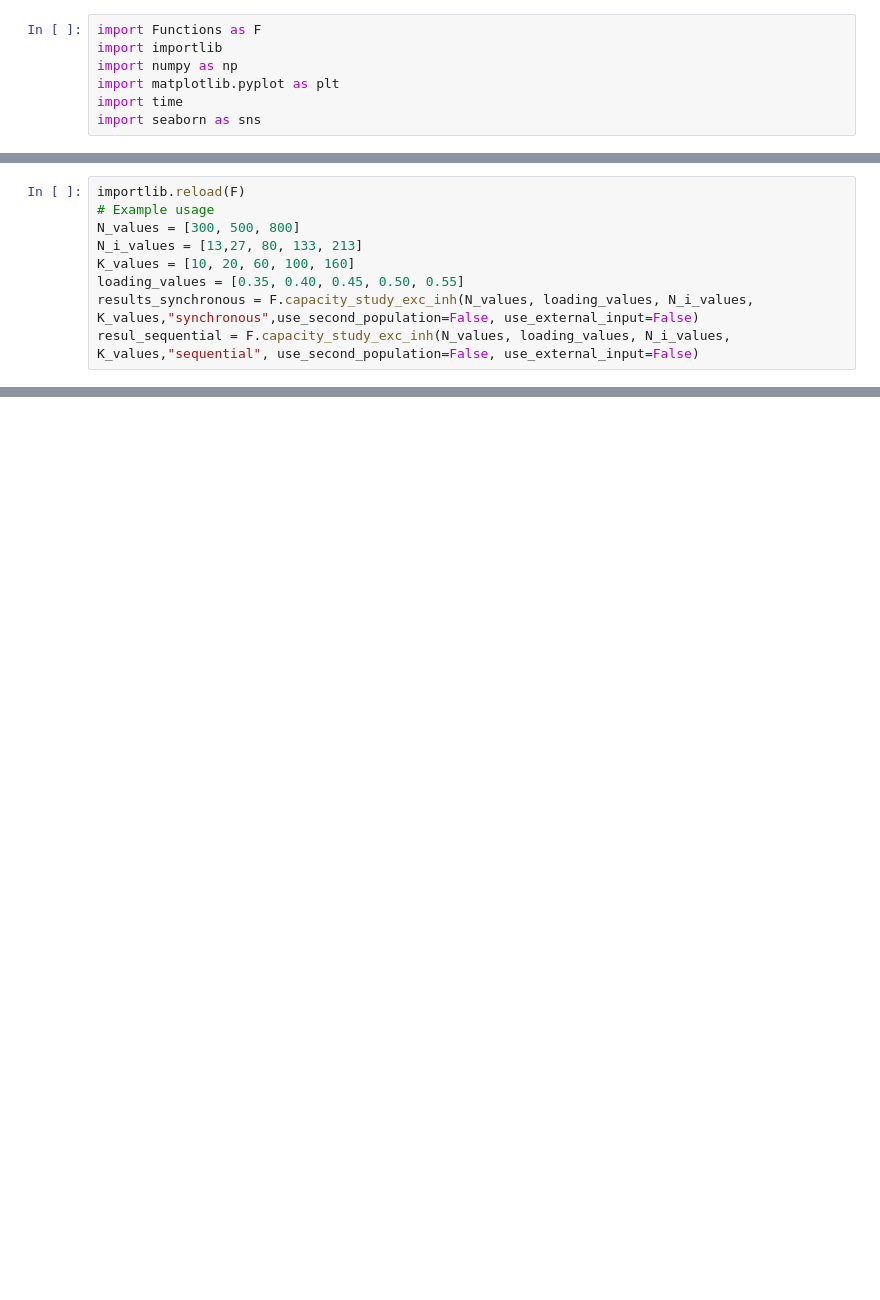
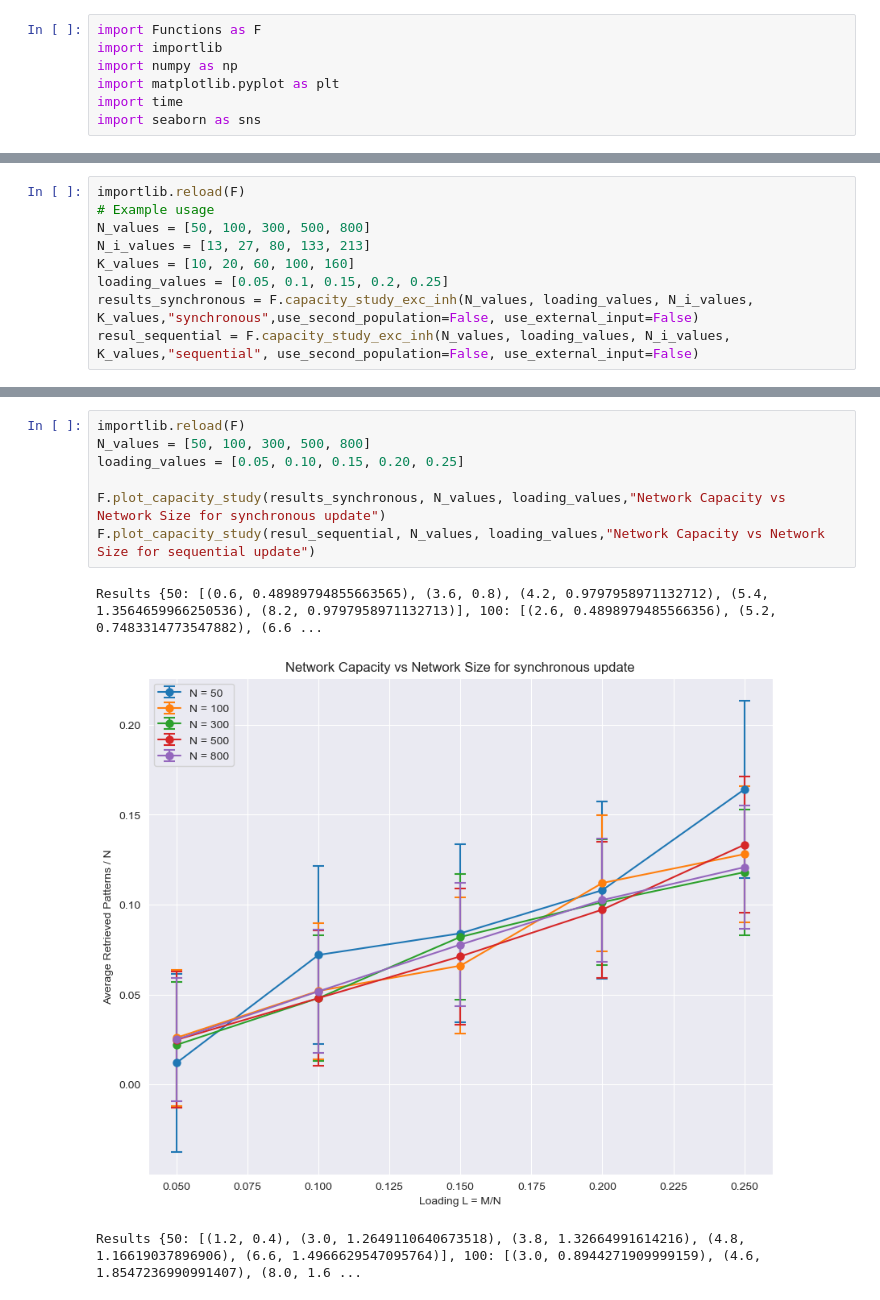
Before and after one commit to AdrienFeillard/CNNN-project, a Jupyter notebook: Exo3.ipynb, the cells around one changed output, grey strips where cells are left out. Cells and saved outputs as stored; diff of their text form; blank space fills up the shorter version.

```diff
--- a/Exo3.ipynb
+++ b/Exo3.ipynb
@@ -35,10 +8,10 @@ F.real_test()
 # %%
 importlib.reload(F)
 # Example usage
-N_values = [300, 500, 800]
-N_i_values = [13,27, 80, 133, 213]
+N_values = [50, 100, 300, 500, 800]
+N_i_values = [13, 27, 80, 133, 213]
 K_values = [10, 20, 60, 100, 160]
-loading_values = [0.35, 0.40, 0.45, 0.50, 0.55]
+loading_values = [0.05, 0.1, 0.15, 0.2, 0.25]
 results_synchronous = F.capacity_study_exc_inh(N_values, loading_values, N_i_values, K_values,"synchronous",use_second_population=False, use_external_input=False)
 resul_sequential = F.capacity_study_exc_inh(N_values, loading_values, N_i_values, K_values,"sequential", use_second_population=False, use_external_input=False)
 # %% [output]
@@ -49,0 +35,11 @@ ValueError: p < 0, p > 1 or p contains NaNs
+# %%
+importlib.reload(F)
+N_values = [50, 100, 300, 500, 800]
+loading_values = [0.05, 0.10, 0.15, 0.20, 0.25]
+
+F.plot_capacity_study(results_synchronous, N_values, loading_values,"Network Capacity vs Network Size for synchronous update")
+F.plot_capacity_study(resul_sequential, N_values, loading_values,"Network Capacity vs Network Size for sequential update")
+# %% [output]
+Results {50: [(0.6, 0.48989794855663565), (3.6, 0.8), (4.2, 0.9797958971132712), (5.4, 1.3564659966250536), (8.2, 0.9797958971132713)], 100: [(2.6, 0.4898979485566356), (5.2, 0.7483314773547882), (6.6 ...
+[figure, added]
+Results {50: [(1.2, 0.4), (3.0, 1.2649110640673518), (3.8, 1.32664991614216), (4.8, 1.16619037896906), (6.6, 1.4966629547095764)], 100: [(3.0, 0.8944271909999159), (4.6, 1.8547236990991407), (8.0, 1.6 ...
```
Also changed, not shown: parts of 8 cells of this notebook.
